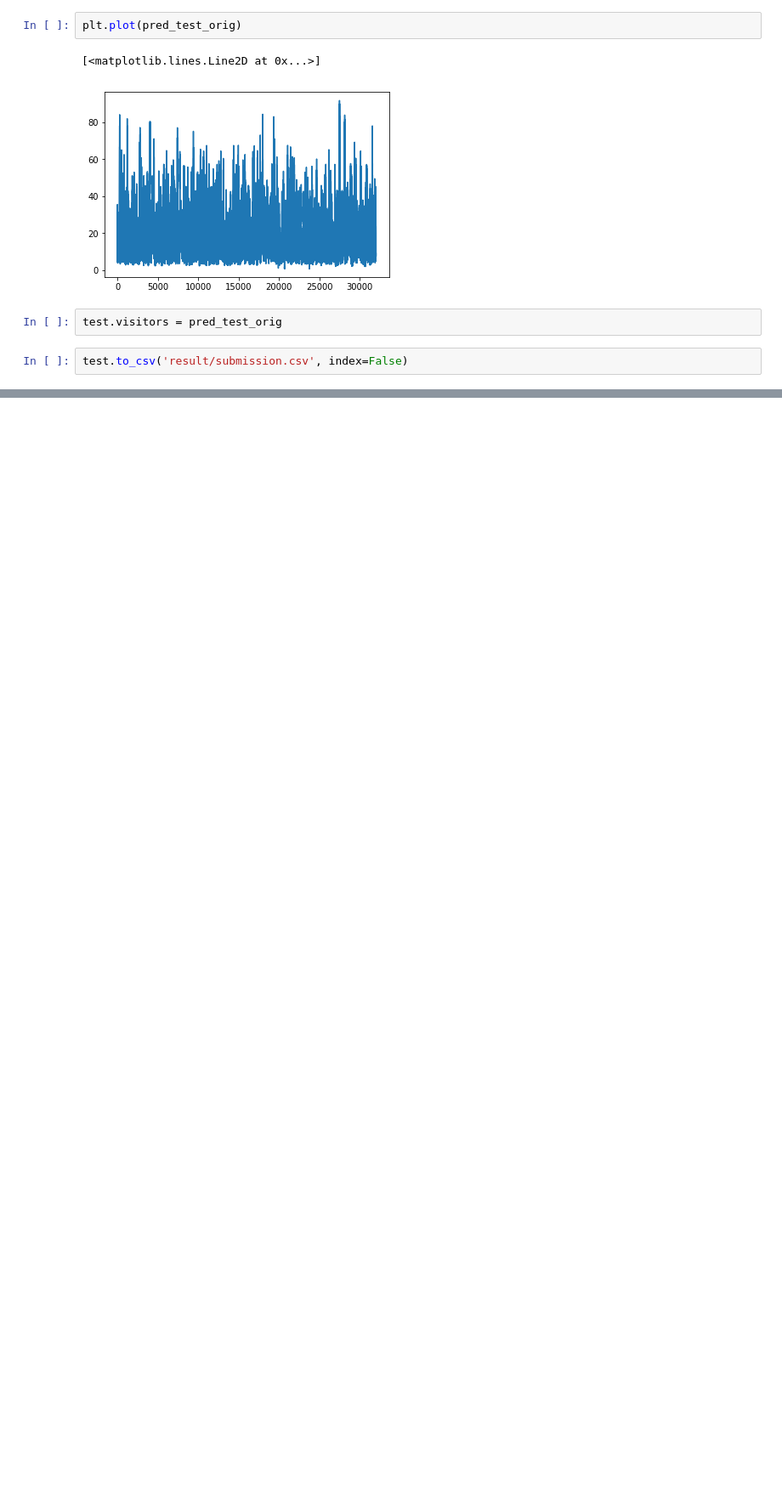
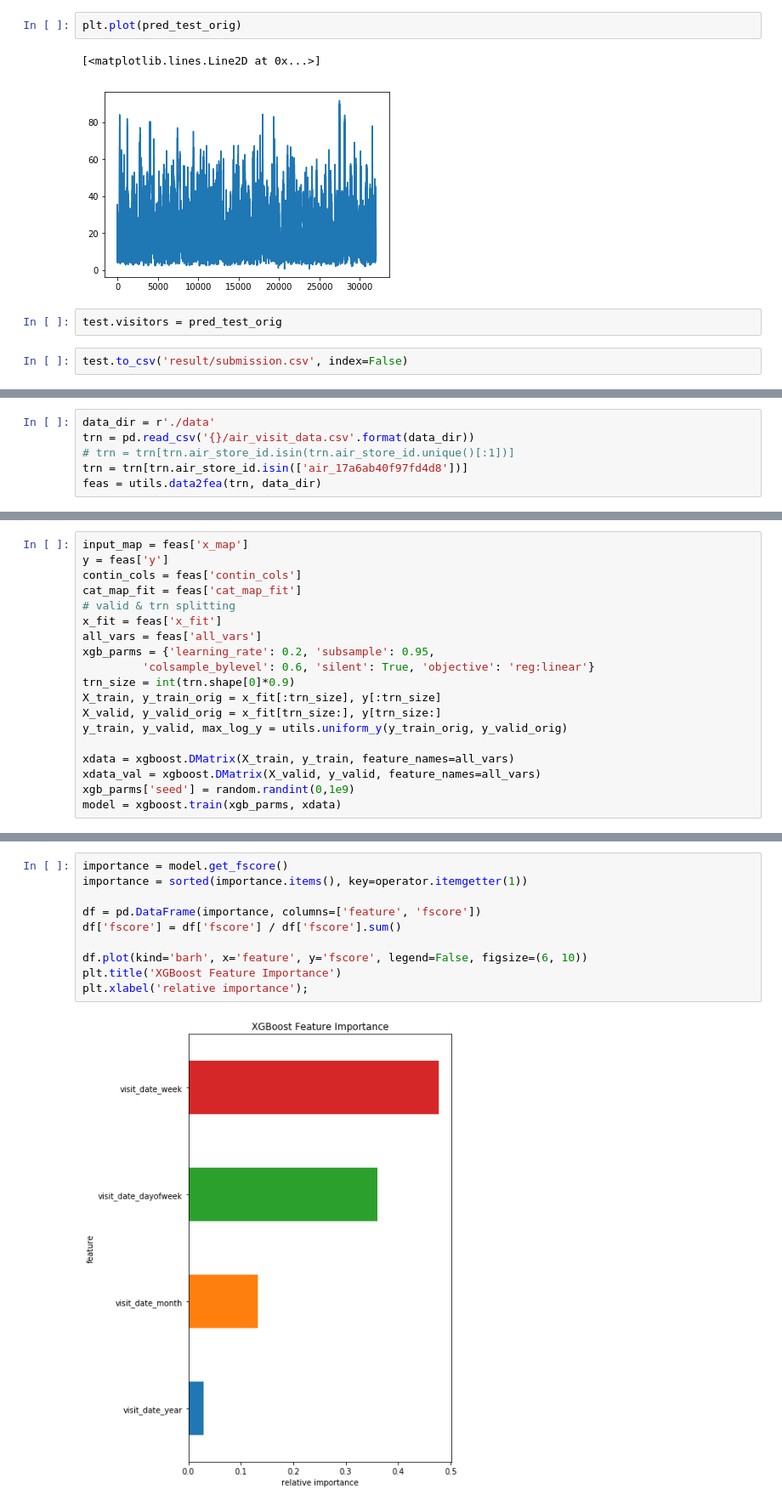
Before and after one commit to xiaochuan-du/ml_utils, a Jupyter notebook: proj/RRVF/test.ipynb, the cells around one changed output, grey strips where cells are left out. Shown at 85% size. Drawn from its saved outputs; the diff is of its cells as text; blank space fills up the shorter version.

```diff
--- a/proj/RRVF/test.ipynb
+++ b/proj/RRVF/test.ipynb
@@ -138,0 +350,6 @@ test.to_csv('result/submission.csv', index=False)
+# %%
+data_dir = r'./data'
+trn = pd.read_csv('{}/air_visit_data.csv'.format(data_dir))
+# trn = trn[trn.air_store_id.isin(trn.air_store_id.unique()[:1])]
+trn = trn[trn.air_store_id.isin(['air_17a6ab40f97fd4d8'])]
+feas = utils.data2fea(trn, data_dir)
@@ -138,0 +369,19 @@ test.to_csv('result/submission.csv', index=False)
+# %%
+input_map = feas['x_map']
+y = feas['y']
+contin_cols = feas['contin_cols']
+cat_map_fit = feas['cat_map_fit']
+# valid & trn splitting
+x_fit = feas['x_fit']
+all_vars = feas['all_vars']
+xgb_parms = {'learning_rate': 0.2, 'subsample': 0.95,
+         'colsample_bylevel': 0.6, 'silent': True, 'objective': 'reg:linear'}
+trn_size = int(trn.shape[0]*0.9)
+X_train, y_train_orig = x_fit[:trn_size], y[:trn_size]
+X_valid, y_valid_orig = x_fit[trn_size:], y[trn_size:]
+y_train, y_valid, max_log_y = utils.uniform_y(y_train_orig, y_valid_orig)
+
+xdata = xgboost.DMatrix(X_train, y_train, feature_names=all_vars)
+xdata_val = xgboost.DMatrix(X_valid, y_valid, feature_names=all_vars)
+xgb_parms['seed'] = random.randint(0,1e9)
+model = xgboost.train(xgb_parms, xdata)
@@ -138,0 +396,12 @@ test.to_csv('result/submission.csv', index=False)
+# %%
+importance = model.get_fscore()
+importance = sorted(importance.items(), key=operator.itemgetter(1))
+
+df = pd.DataFrame(importance, columns=['feature', 'fscore'])
+df['fscore'] = df['fscore'] / df['fscore'].sum()
+
+df.plot(kind='barh', x='feature', y='fscore', legend=False, figsize=(6, 10))
+plt.title('XGBoost Feature Importance')
+plt.xlabel('relative importance');
+# %% [output]
+[figure, added]
```
Also changed, not shown: parts of 33 cells of this notebook, 2 other files.
